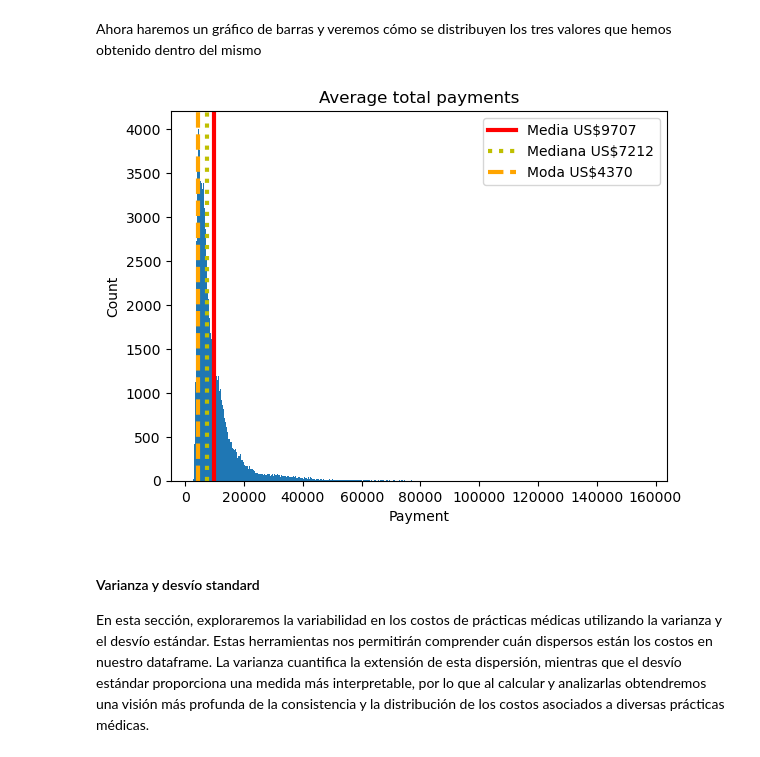
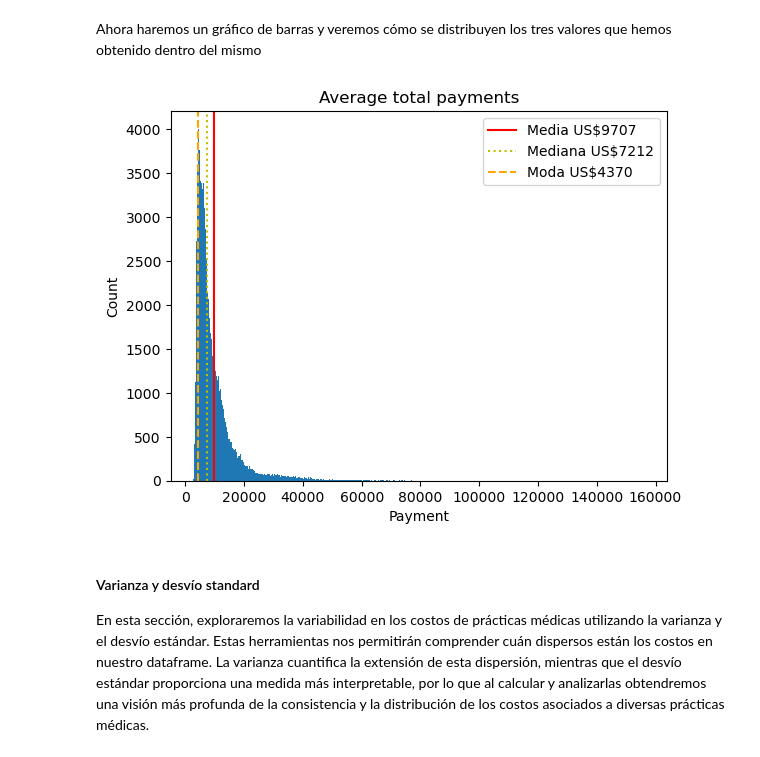
Before and after one commit to solefab/healthcare_usa, a Jupyter notebook: healthcare.ipynb, the cells around one changed output. Saved outputs shown, nothing was run; the diff lists cells and outputs as text; code cells hidden in the pictures.

```diff
--- a/healthcare.ipynb
+++ b/healthcare.ipynb
@@ -105,15 +105,15 @@ Ahora haremos un gráfico de barras y veremos cómo se distribuyen los tres valo
 # %%
 plt.hist(avg_total_payments, range=(2673, 156158.18), bins=1000)
 plt.title("Average total payments")
 plt.xlabel("Payment")
 plt.ylabel("Count")
-plt.axvline(media_total_payments, color='r', linestyle='solid', linewidth=3, label="Media US$9707")
-plt.axvline(median_total_payments, color='y', linestyle='dotted', linewidth=3, label="Mediana US$7212")
-plt.axvline(moda_total_payments[0], color='orange', linestyle='dashed', linewidth=3, label="Moda US$4370")
+plt.axvline(media_total_payments, color='r', linestyle='solid', linewidth=1.5, label="Media US$9707")
+plt.axvline(median_total_payments, color='y', linestyle='dotted', linewidth=1.5, label="Mediana US$7212")
+plt.axvline(moda_total_payments[0], color='orange', linestyle='dashed', linewidth=1.5, label="Moda US$4370")
 plt.legend()
 plt.show()
 # %% [output]
-[figure, old version]
+[figure, new version]
 # %% [markdown]
 #### Varianza y desvío standard
 En esta sección, exploraremos la variabilidad en los costos de prácticas médicas utilizando la varianza y el desvío estándar. Estas herramientas nos permitirán comprender cuán dispersos están los costos en nuestro dataframe. La varianza cuantifica la extensión de esta dispersión, mientras que el desvío estándar proporciona una medida más interpretable, por lo que al calcular y analizarlas obtendremos una visión más profunda de la consistencia y la distribución de los costos asociados a diversas prácticas médicas.
```
Also changed, not shown: parts of 14 cells of this notebook.
